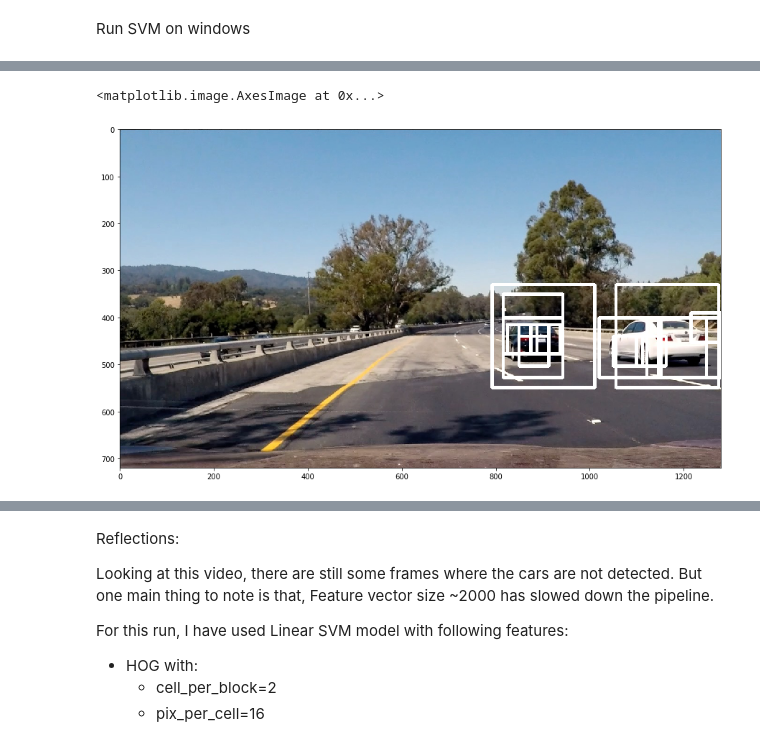
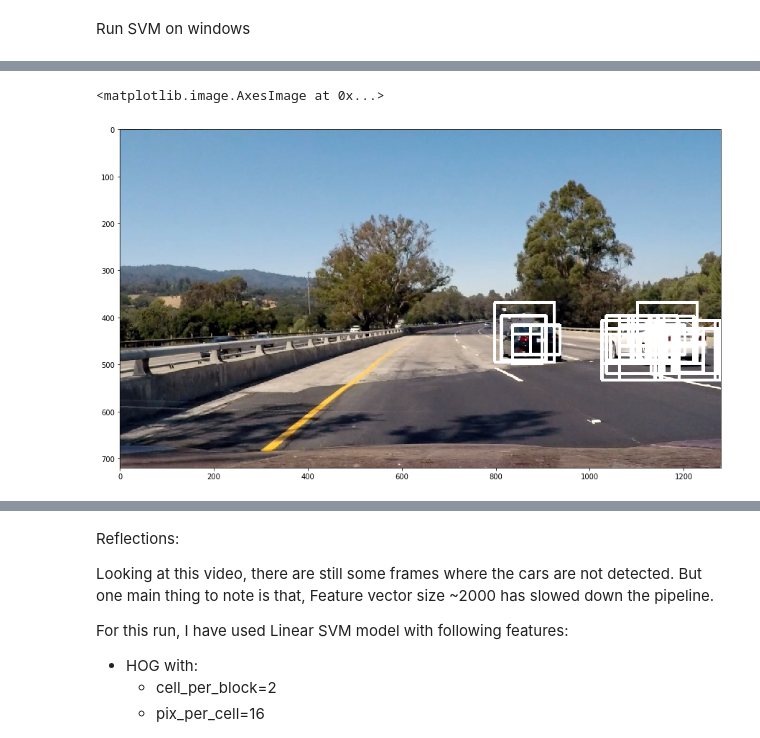
Before and after one commit to vinaykumarhs2020/CarND-Vehicle-Detection, a Jupyter notebook: coding/Submission_Notebook_Ver2.ipynb, the cells around one changed output, grey strips where cells are left out. Cells and saved outputs as stored; diff of their text form; code cells hidden in the pictures.

```diff
--- a/coding/Submission_Notebook_Ver2.ipynb
+++ b/coding/Submission_Notebook_Ver2.ipynb
@@ -30,9 +30,9 @@ plt.imshow(cv2.rectangle(detection_rect,detection_area[0],detection_area[1], col
 # %% [markdown]
 Observing the image above, we can assume that cars far away look smaller and the close ones look larger. Likewise, we can set different thresholds for 64x64, 128x128 windows
 # %%
-overlap=0.4
-window_sizes=[64,128,220]
-slide_thresholds=[(340,380+4*64//2),(350,350+2*128//2),(330,330+2*220//2)]
+overlap=0.3 #70% overlap b/n windows
+window_sizes=[64,96,128,220]
+slide_thresholds=[(340,380+4*64//2),(340,380+3*96//2),(330,330+2*128//2),(320,320+1*220//2)]
 # %%
 # Show the windows on a test image
 windows=np.copy(image)
@@ -88,7 +88,7 @@ def get_features(img,cell_per_block=2,pix_per_cell=16,orient=11, color_hist_bins
     feat2=hog(yuv_image[:,:,0], orientations=orient, pixels_per_cell=(pix_per_cell, pix_per_cell), cells_per_block=(cell_per_block, cell_per_block), visualise=False, feature_vector=True)
     feat3=hog(yuv_image[:,:,0], orientations=orient, pixels_per_cell=(pix_per_cell, pix_per_cell), cells_per_block=(cell_per_block, cell_per_block), visualise=False, feature_vector=True)
 #    get spacial features
-    return np.concatenate((feat1,feat2,feat3,bin_spatial(img)))
+    return np.concatenate((feat1,feat2,feat3,bin_spatial(img),color_hist(img)))
 # %%
 test_image='../test_images/test4.jpg'
 
@@ -106,13 +111,13 @@ probs=model.decision_function(X_feat)
 preds=model.predict(X_feat)
 # %%
 for (_win,pred) in zip(windos_rects,probs):
-    if pred > 1:
+    if pred > 1.2:
         cv2.rectangle(detection_image,_win[0],_win[1],(255,255,255),5)
 fig=plt.figure(figsize=(15,10))
 plt.imshow(detection_image)
 # %% [output]
 <matplotlib.image.AxesImage at 0x...>
-[figure, old version]
+[figure, new version]
 # %%
 # Multiple detection and false positive handling
 from scipy.ndimage.measurements import label
```
Also changed, not shown: parts of 7 cells of this notebook, 3 other files.
